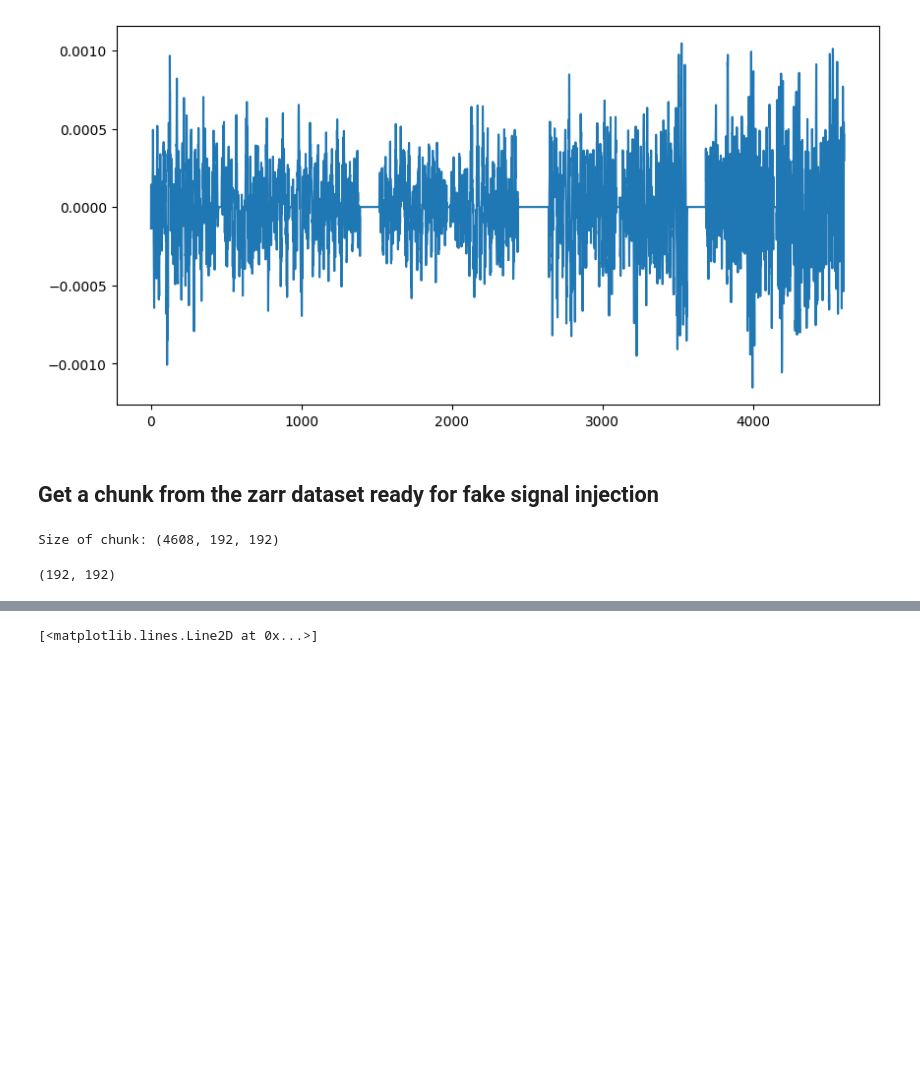
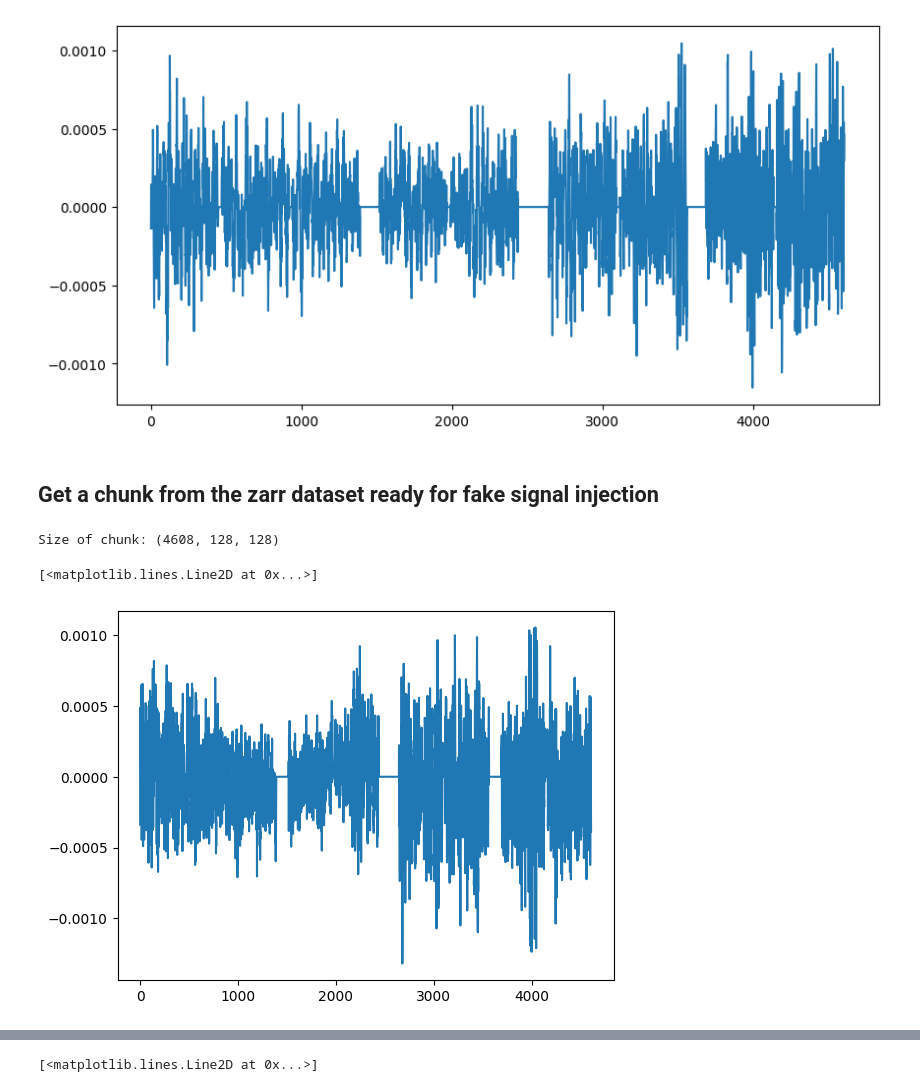
Before and after one commit to SpaceMeerkat/traident, a Jupyter notebook: training/preprocessing.ipynb, the cells around one changed output, grey strips where cells are left out. Drawn from its saved outputs; the diff is of its cells as text; code cells hidden in the pictures; blank space fills up the shorter version.

```diff
--- a/training/preprocessing.ipynb
+++ b/training/preprocessing.ipynb
@@ -49,6 +55,6 @@ def getChunk(dataset, rank, blockSize=64):
 # %%
-chunk = getChunk(cube, 31, blockSize=64)
+chunk = getChunkIndexed(cube, 1348, 2223, blockSize=64)
 print(f"Size of chunk: {chunk.shape}")
 # %% [output]
-Size of chunk: (4608, 192, 192)
+Size of chunk: (4608, 128, 128)
 # %%
@@ -61,5 +70,9 @@ power_spectrum = np.abs(ps_cube)**2
 # %%
 max_ps = power_spectrum.max(0)
-print(max_ps.shape)
-# %% [output]
-(192, 192)
+# %%
+plt.close('all')
+plt.figure()
+plt.plot(chunk[:,63,63])
+# %% [output]
+[<matplotlib.lines.Line2D at 0x...>]
+[figure, added]
```
Also changed, not shown: parts of 9 cells of this notebook.
